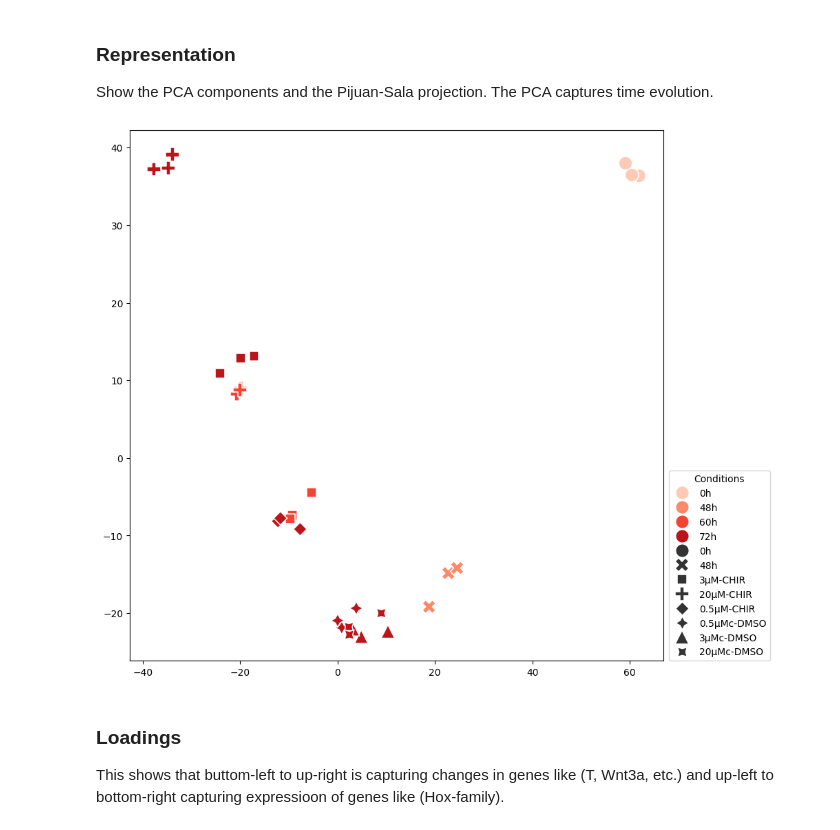
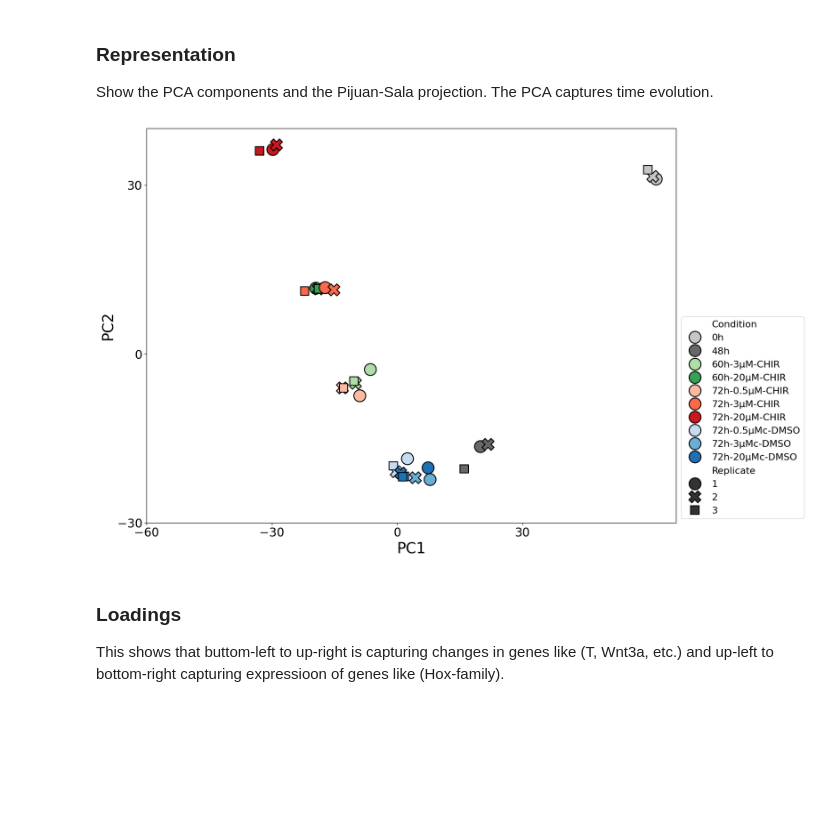
Before and after one commit to stembryo-lab/chiron_gastruloids_bulk_rna_seq, a Jupyter notebook: bulk_analysis.ipynb, the cells around one changed output. Saved outputs shown, nothing was run; the diff lists cells and outputs as text; code cells hidden in the pictures; blank space fills up the shorter version.

Commit message:
New version of bulk analysis (#6)
- Addition of data exploration / preprocessing
- Implementation of pydeseq2
- Modified PCA plot

```diff
--- a/bulk_analysis.ipynb
+++ b/bulk_analysis.ipynb
@@ -21,0 +76,7 @@ df_gastruloid_metadata = pd.read_csv("data/gastruloid_bulk_metadata.csv",index_c
+# %%
+dds = DeseqDataSet(
+    counts=df_gastruloid,
+    metadata=df_gastruloid_metadata,
+    design_factors="Condition",
+    refit_cooks=True
+)
@@ -31,3 +102,8 @@ df1.fillna(0,inplace=True)
+# %%
+# create df with transformed counts
+df1= pd.DataFrame(data=dds.layers['vst_counts'],
+             index=dds.obs.index,
+            columns=dds.var.index)
 # %% [markdown]
 ## Feature selection
 
@@ -47,7 +123,7 @@ len(l)
 ## PCA
 # %%
 fs = VarianceThreshold(threshold=.8)
-fs.fit(df1.values)
+fs.fit(vst.values)
 
 print("Retained: ",len(fs.get_feature_names_out()))
 # %% [output]
@@ -68,24 +144,55 @@ names = df1.columns.values[[int(i[1:]) for i in fs.get_feature_names_out()]]
 df1_fs = pd.DataFrame(fs.transform(df1.values),index=df1.index,columns=names)
 pca = PCA(n_components=min(4,df1.shape[0]-1))
 pca.fit(fs.transform(df1.values));
+# %%
+x = pca.transform(fs.transform(df1.values))
+
+dds.obs['PC1']=x[:,0]
+dds.obs['PC2']=x[:,1]
 # %% [markdown]
 ### Representation
 
 Show the PCA components and the Pijuan-Sala projection. The PCA captures time evolution.
 # %%
-fig,ax = plt.subplots(figsize=(10,10))
+fig,ax=plt.subplots(1,1,figsize=(16,12))
+sns.scatterplot(dds.obs[dds.obs['Treatment']=='Control'],
+                       x='PC1', y='PC2', s=400, edgecolor='black',
+                        style='Replicate',hue='Condition', ax=ax, palette='Greys')
+sns.scatterplot(dds.obs[dds.obs['Treatment']=='CHIR_60h'],edgecolor='black',
+                        x='PC1', y='PC2', s=400,style='Replicate', hue='Condition', ax=ax, palette='Greens')
+sns.scatterplot(dds.obs[dds.obs['Treatment']=='CHIR_72h'],edgecolor='black',
+                        x='PC1', y='PC2', s=400,style='Replicate', hue='Condition', ax=ax, palette='Reds')
+sns.scatterplot(dds.obs[dds.obs['Treatment']=='DMSO_72h'], edgecolor='black',
+                        x='PC1', y='PC2', s=400, style='Replicate', hue='Condition', ax=ax, palette='Blues')
 
-x = pca.transform(fs.transform(df1.values))
-p = sns.scatterplot(x=x[:,0],y=x[:,1],
-                style=[i.split("_")[-1] for i in df_gastruloid_metadata["Condition"].values],
-                hue=df_gastruloid_metadata["Timepoint"],
-                s=200,palette="Reds")
+# axes
+plt.xlabel('PC1', fontsize=25)
+plt.ylabel('PC2', fontsize=25)
 
-ax.legend(loc=(1.01,0),title="Conditions")
+#
+ax.set_xticks([-60,-30,0, 30])
+plt.xticks(fontsize=20)
+ax.set_yticks([-30,0, 30])
+plt.yticks(fontsize=20)
+
+# legend
+handles, labels = plt.gca().get_legend_handles_labels()
+by_label = dict(zip(labels, handles))
+# define order
+by_label_ord={}
+legend_order=['Condition','0h','48h',
+          '60h-3μM-CHIR', '60h-20μM-CHIR',
+          '72h-0.5μM-CHIR','72h-3μM-CHIR','72h-20μM-CHIR',
+          '72h-0.5μMc-DMSO','72h-3μMc-DMSO','72h-20μMc-DMSO',
+          'Replicate', '1','2','3'
+         ]
+by_label_ord=dict((i,by_label[i]) for i in legend_order)
+plt.legend(by_label_ord.values(), by_label_ord.keys(),prop={'size':16}, loc=(1.01,0.01))
+
 
 plt.savefig(f"results/bulk_analysis_pca_scatterplot.{save_format}",bbox_inches="tight",transparent=True)
 # %% [output]
-[figure, old version]
+[figure, new version]
 # %% [markdown]
 ### Loadings
 
```
Also changed, not shown: parts of 23 cells of this notebook.
